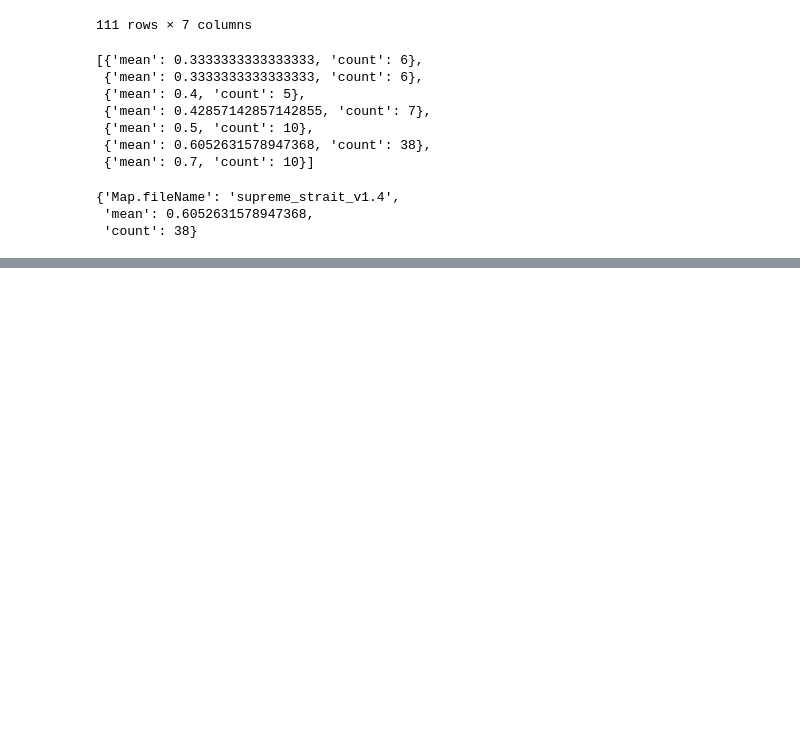
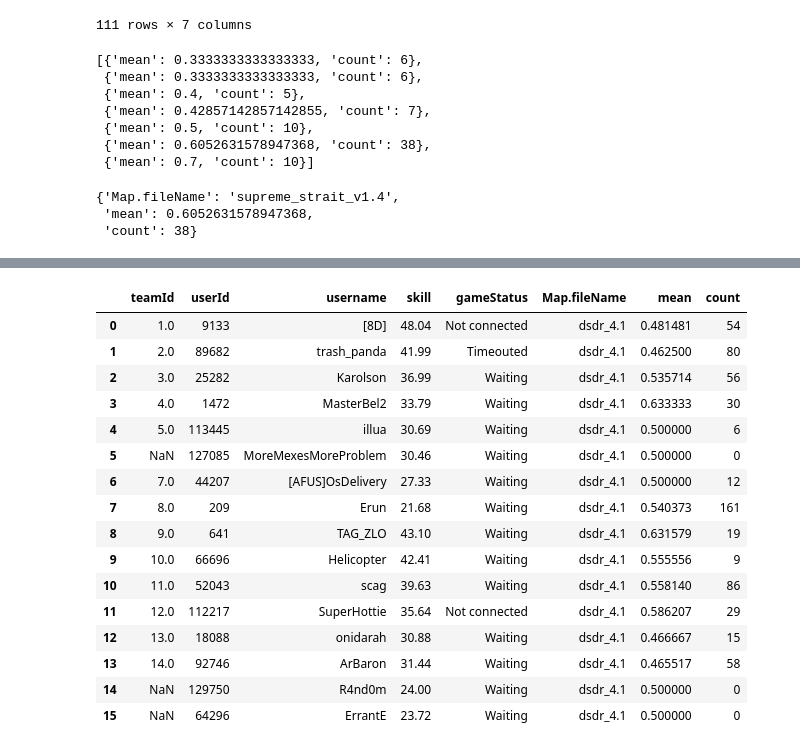
Before and after one commit to furyhawk/bai, a Jupyter notebook: notebooks/battle.ipynb, the cells around one changed output, grey strips where cells are left out. Saved outputs shown, nothing was run; the diff lists cells and outputs as text; code cells hidden in the pictures; blank space fills up the shorter version.

```diff
--- a/notebooks/battle.ipynb
+++ b/notebooks/battle.ipynb
@@ -488,13 +488,50 @@ battle_detail_df
 # %%
 battle_list = []
 
 for _, player in battle_detail_df.iterrows():
     battle = {}
-
-    win_rate_user_df = get_quick_win_rate(win_rate_df, player["username"], 5)
+    win_rate_df = get_quick_match_data(player["username"], preset)
+    win_rate_user_df = get_quick_win_rate(win_rate_df, 1)
     df = win_rate_user_df.reset_index()
     map_df = df.loc[df["Map.fileName"] == player["map"]]
-    record = map_df.to_dict("records")[-1]
-    battle = {"username": player["username"], **record}
-    # battle = {**battle, **{"username": player["username"], **record}}
+    if not map_df.empty:
+        record = map_df.to_dict("records")[-1]
+        battle = {
+            "teamId": player["teamId"],
+            "userId": player["userId"],
+            "username": player["username"],
+            "skill": player["skill"],
+            "gameStatus": player["gameStatus"],
+            **record,
+        }
+    else:
+        battle = {
+            "username": player["username"],
+            "userId": player["userId"],
+            "username": player["username"],
+            "skill": player["skill"],
+            "gameStatus": player["gameStatus"],
+            "Map.fileName": player["map"],
+            "mean": 0.5,
+            "count": 0,
+        }
     battle_list.append(battle)
+pd.DataFrame(battle_list)
+# %% [output]
+|  | teamId | userId | username | skill | gameStatus | Map.fileName | mean | count |
+| 0 | 1.0 | 9133 | [8D] | 48.04 | Not connected | dsdr_4.1 | 0.481481 | 54 |
+| 1 | 2.0 | 89682 | trash_panda | 41.99 | Timeouted | dsdr_4.1 | 0.462500 | 80 |
+| 2 | 3.0 | 25282 | Karolson | 36.99 | Waiting | dsdr_4.1 | 0.535714 | 56 |
+| 3 | 4.0 | 1472 | MasterBel2 | 33.79 | Waiting | dsdr_4.1 | 0.633333 | 30 |
+| 4 | 5.0 | 113445 | illua | 30.69 | Waiting | dsdr_4.1 | 0.500000 | 6 |
+| 5 | NaN | 127085 | MoreMexesMoreProblem | 30.46 | Waiting | dsdr_4.1 | 0.500000 | 0 |
+| 6 | 7.0 | 44207 | [AFUS]OsDelivery | 27.33 | Waiting | dsdr_4.1 | 0.500000 | 12 |
+| 7 | 8.0 | 209 | Erun | 21.68 | Waiting | dsdr_4.1 | 0.540373 | 161 |
+| 8 | 9.0 | 641 | TAG_ZLO | 43.10 | Waiting | dsdr_4.1 | 0.631579 | 19 |
+| 9 | 10.0 | 66696 | Helicopter | 42.41 | Waiting | dsdr_4.1 | 0.555556 | 9 |
+| 10 | 11.0 | 52043 | scag | 39.63 | Waiting | dsdr_4.1 | 0.558140 | 86 |
+| 11 | 12.0 | 112217 | SuperHottie | 35.64 | Not connected | dsdr_4.1 | 0.586207 | 29 |
+| 12 | 13.0 | 18088 | onidarah | 30.88 | Waiting | dsdr_4.1 | 0.466667 | 15 |
+| 13 | 14.0 | 92746 | ArBaron | 31.44 | Waiting | dsdr_4.1 | 0.465517 | 58 |
+| 14 | NaN | 129750 | R4nd0m | 24.00 | Waiting | dsdr_4.1 | 0.500000 | 0 |
+| 15 | NaN | 64296 | ErrantE | 23.72 | Waiting | dsdr_4.1 | 0.500000 | 0 |
```
Also changed, not shown: parts of 18 cells of this notebook, 2 other files.
